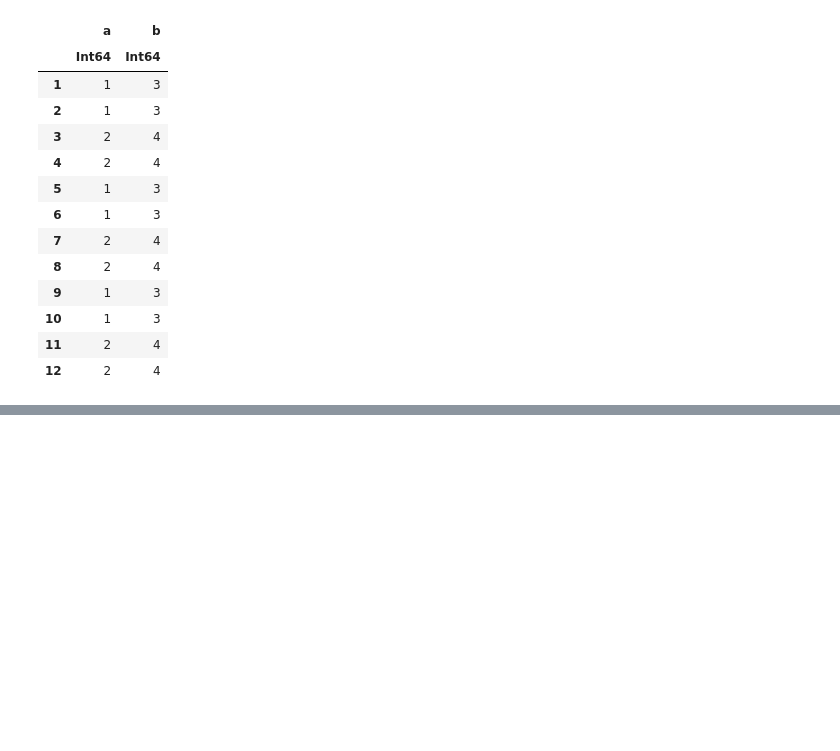
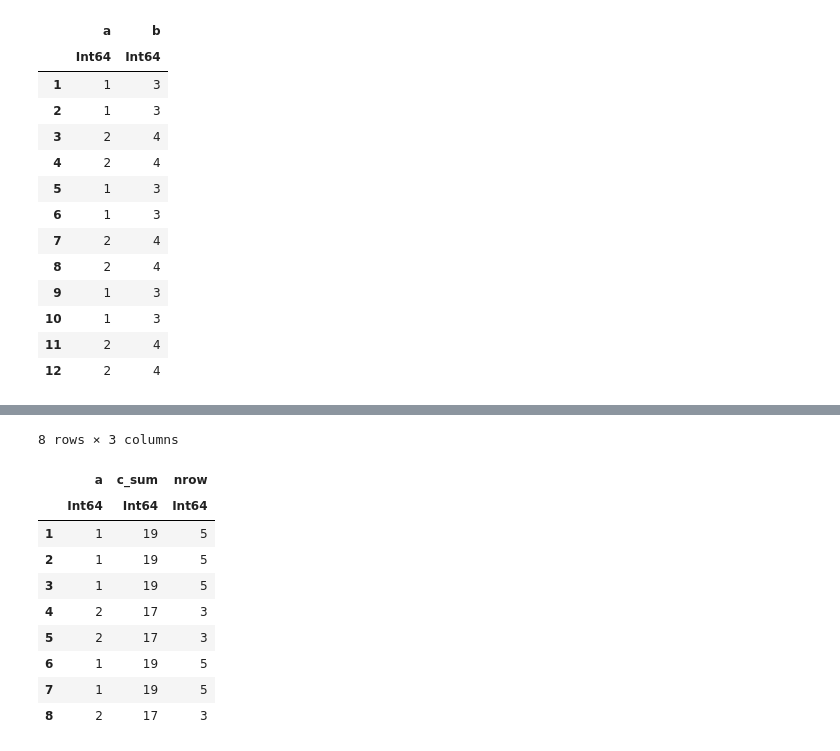
Before and after one commit to damiansp/julia, a Jupyter notebook: dsDocs/DataFrames/functions_2.py.ipynb, the cells around one changed output, grey strips where cells are left out. Cells and saved outputs as stored; diff of their text form; code cells hidden in the pictures; blank space fills up the shorter version.

```diff
--- a/dsDocs/DataFrames/functions_2.py.ipynb
+++ b/dsDocs/DataFrames/functions_2.py.ipynb
@@ -421,0 +511,15 @@ repeat(df, inner=2, outer=3)
+# %%
+gd = groupby(df, :a)
+select(gd, :c => sum, nrow)
+# %% [output]
+8 rows × 3 columns
+|  | a | c_sum | nrow |
+|  | Int64 | Int64 | Int64 |
+| 1 | 1 | 19 | 5 |
+| 2 | 1 | 19 | 5 |
+| 3 | 1 | 19 | 5 |
+| 4 | 2 | 17 | 3 |
+| 5 | 2 | 17 | 3 |
+| 6 | 1 | 19 | 5 |
+| 7 | 1 | 19 | 5 |
+| 8 | 2 | 17 | 3 |
```
Also changed, not shown: parts of 16 cells of this notebook.
